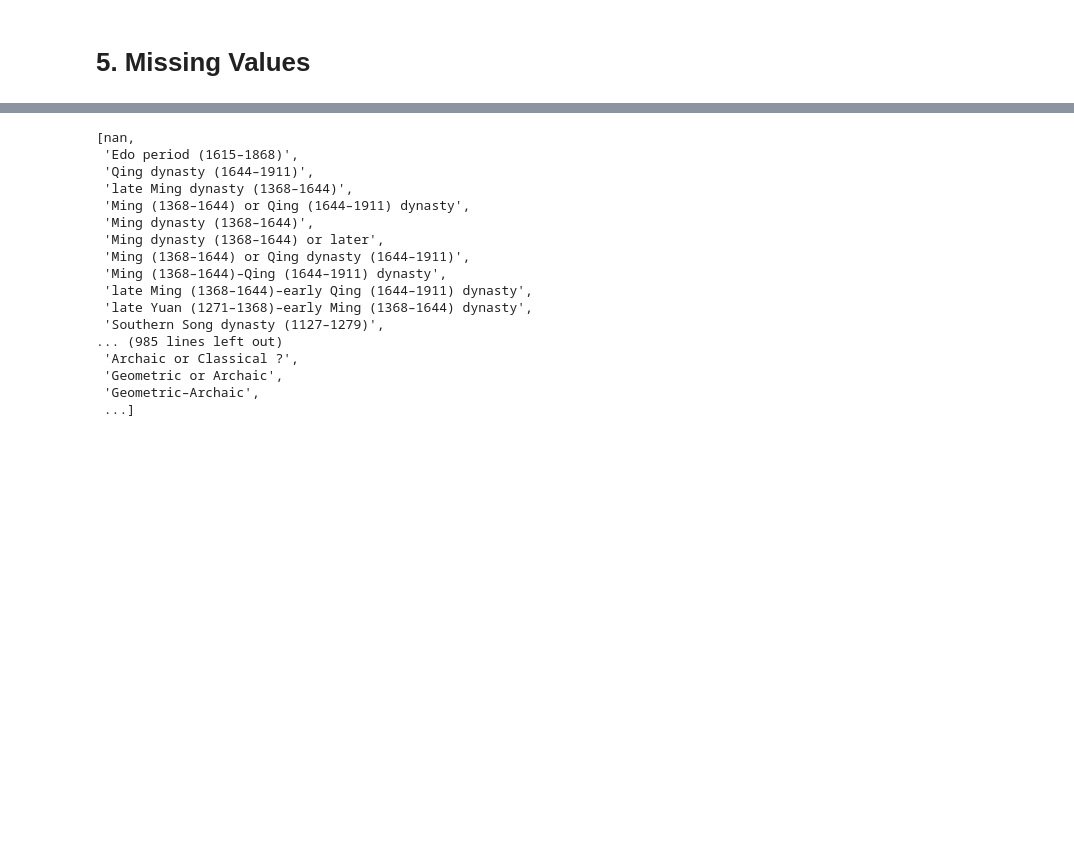
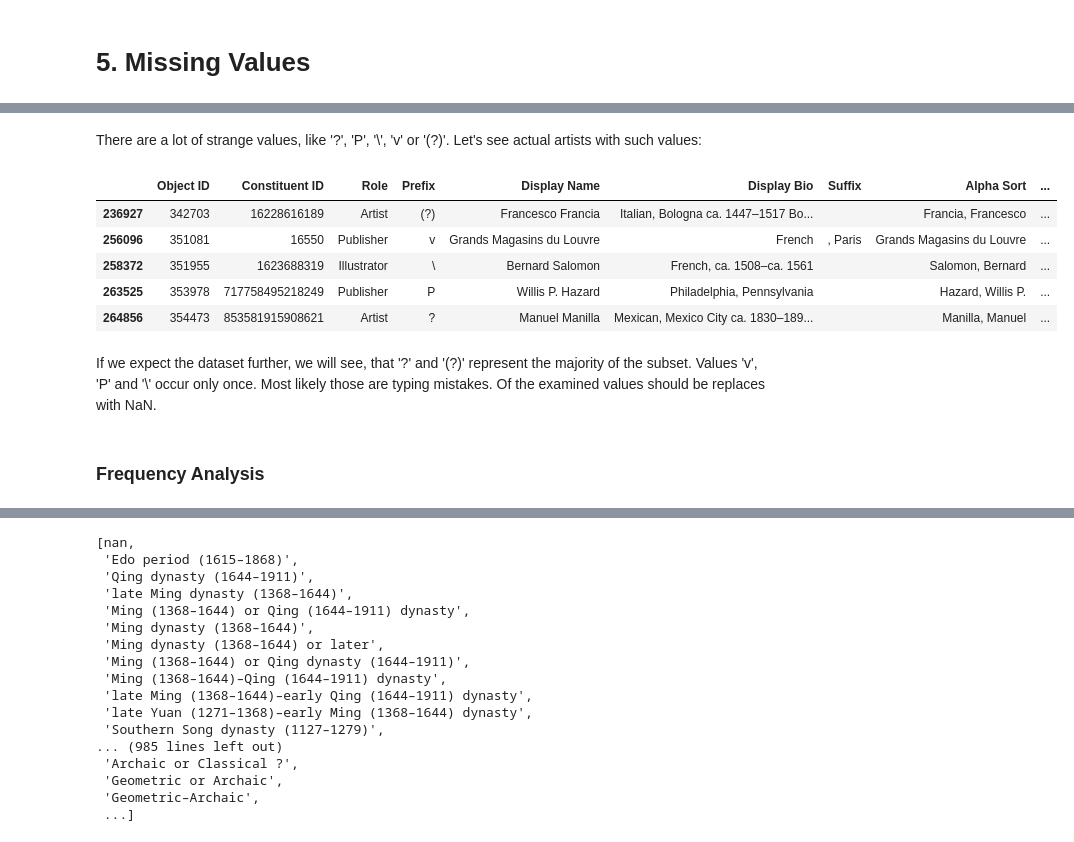
Before and after one commit to nickobard/Data-Preprocessing-Course, a Jupyter notebook: 01/01_homework.ipynb, the cells around one changed output, grey strips where cells are left out. Cells and saved outputs as stored; diff of their text form; code cells hidden in the pictures; blank space fills up the shorter version.

Commit message:
Finsh missing values exploration of Artist Prefix

```diff
--- a/01/01_homework.ipynb
+++ b/01/01_homework.ipynb
@@ -1471,0 +1502,4 @@ dtype: int64
+# %%
+df_art_prefix = pd.DataFrame(df_artists['Prefix'])
+introduce_data(df_art_prefix, column='Prefix')
+df_art_prefix.head()
@@ -1471,0 +1537,2 @@ dtype: int64
+# %%
+df_art_prefix['Prefix Length'] = df_art_prefix['Prefix'].apply(lambda x: len(x.strip()) if isinstance(x, str) else np.NaN)
@@ -1471,0 +1584,15 @@ dtype: int64
+# %% [markdown]
+There are a lot of strange values, like '?', 'P', '\\', 'v' or '(?)'. Let's see actual artists with such values:
+# %%
+df_artists[df_art_prefix['Prefix'].isin({'v', '\\', 'P', '?', '(?)'})].drop_duplicates(subset=['Prefix'])
+# %% [output]
+|  | Object ID | Constituent ID | Role | Prefix | Display Name | Display Bio | Suffix | Alpha Sort | ... |
+| 236927 | 342703 | 16228616189 | Artist | (?) | Francesco Francia | Italian, Bologna ca. 1447–1517 Bo... |  | Francia, Francesco | ... |
+| 256096 | 351081 | 16550 | Publisher | v | Grands Magasins du Louvre | French | , Paris | Grands Magasins du Louvre | ... |
+| 258372 | 351955 | 1623688319 | Illustrator | \ | Bernard Salomon | French, ca. 1508–ca. 1561 |  | Salomon, Bernard | ... |
+| 263525 | 353978 | 717758495218249 | Publisher | P | Willis P. Hazard | Philadelphia, Pennsylvania |  | Hazard, Willis P. | ... |
+| 264856 | 354473 | 853581915908621 | Artist | ? | Manuel Manilla | Mexican, Mexico City ca. 1830–189... |  | Manilla, Manuel | ... |
+# %% [markdown]
+If we expect the dataset further, we will see, that '?' and '(?)' represent the majority of the subset. Values 'v', 'P' and '\\' occur only once. Most likely those are typing mistakes. Of the examined values should be replaces with NaN.
+# %% [markdown]
+### Frequency Analysis
```
Also changed, not shown: parts of 27 cells of this notebook.
